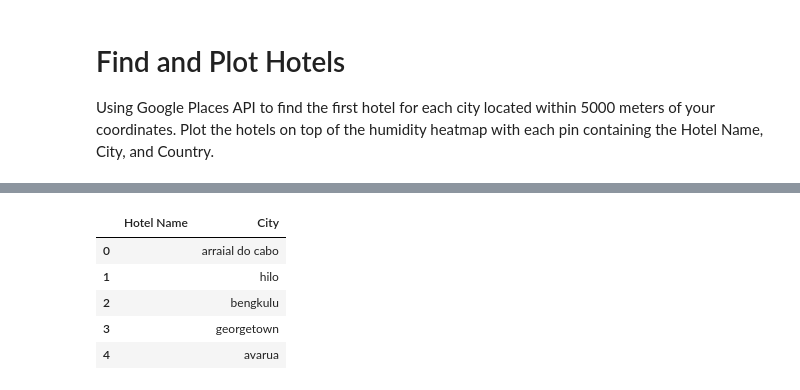
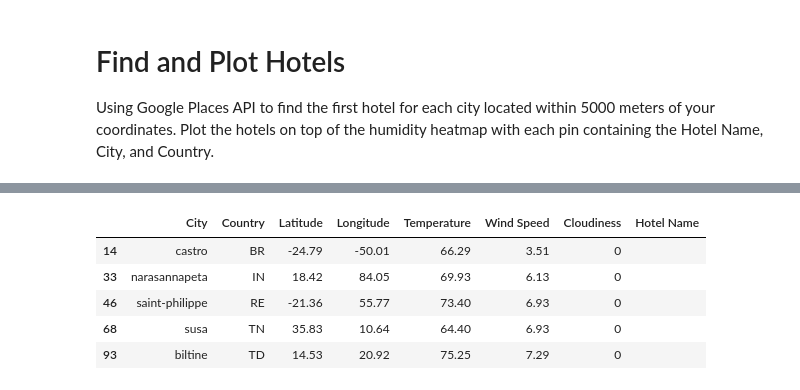
Before and after one commit to tiffburns/SMU_Assignments, a Jupyter notebook: 06-Python-APIs/Submission/VacationPy/VacationPy.ipynb, the cells around one changed output, grey strips where cells are left out. Cells and saved outputs as stored; diff of their text form; code cells hidden in the pictures.

```diff
--- a/06-Python-APIs/Submission/VacationPy/VacationPy.ipynb
+++ b/06-Python-APIs/Submission/VacationPy/VacationPy.ipynb
@@ -78,0 +61,9 @@ clean_city_df.head()
+# %%
+narrow_df = pd.DataFrame(cities, columns = ["City", "Country",'Latitude','Longitude', "Temperature", "Wind Speed", "Cloudiness"])
+
+temp = (narrow_df["Temperature"] <= 100) & (narrow_df["Temperature"] > 60)
+wind = narrow_df["Wind Speed"] <= 10
+cloudiness = narrow_df["Cloudiness"] == 0
+
+df = narrow_df[temp & wind & cloudiness]
+df.head()
@@ -117,13 +82,14 @@ clean_city_df.head()
-# %%
-# Create hotel subset data set
-
-clean_city_hotel_df = clean_city_df[["Hotel Name", "City"]]
-
-clean_city_hotel_df.head()
-# %% [output]
-|  | Hotel Name | City |
-| 0 |  | arraial do cabo |
-| 1 |  | hilo |
-| 2 |  | bengkulu |
-| 3 |  | georgetown |
-| 4 |  | avarua |
+# %%
+#create hotel data frame
+
+hotel_df=pd.DataFrame(df)
+hotel_df['Hotel Name'] = ""
+
+hotel_df.head()
+# %% [output]
+|  | City | Country | Latitude | Longitude | Temperature | Wind Speed | Cloudiness | Hotel Name |
+| 14 | castro | BR | -24.79 | -50.01 | 66.29 | 3.51 | 0 |  |
+| 33 | narasannapeta | IN | 18.42 | 84.05 | 69.93 | 6.13 | 0 |  |
+| 46 | saint-philippe | RE | -21.36 | 55.77 | 73.40 | 6.93 | 0 |  |
+| 68 | susa | TN | 35.83 | 10.64 | 64.40 | 6.93 | 0 |  |
+| 93 | biltine | TD | 14.53 | 20.92 | 75.25 | 7.29 | 0 |  |
```
Also changed, not shown: parts of 8 cells of this notebook, 5 other files.
